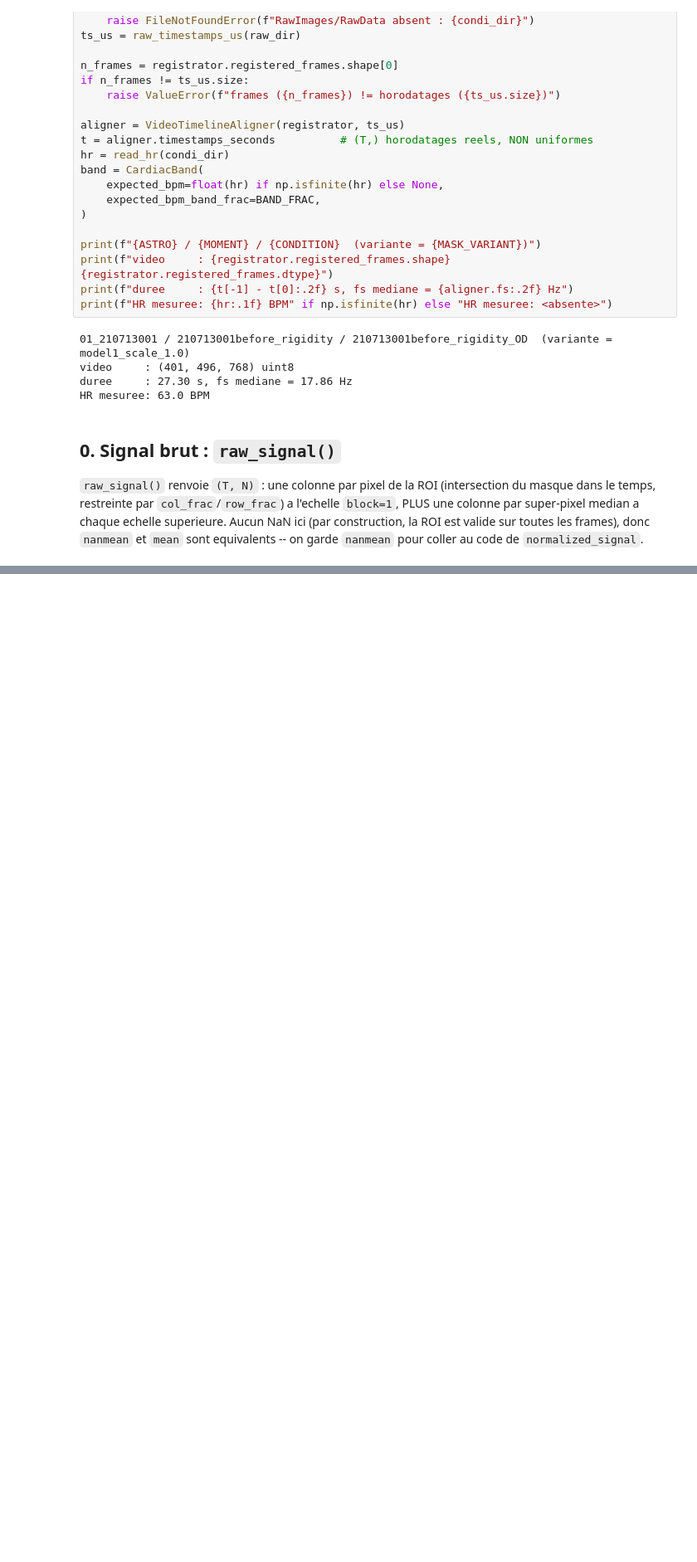
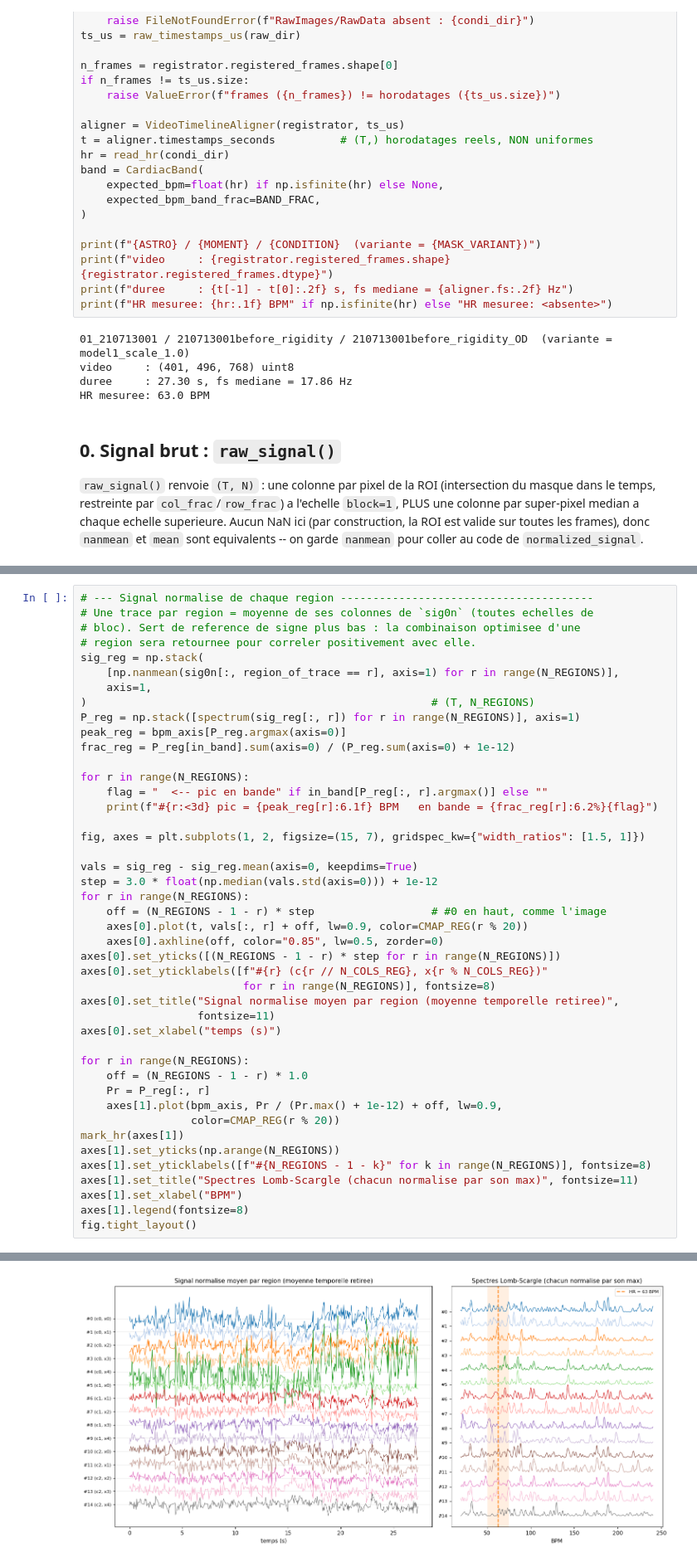
Before and after one commit to ClementPla/OcularRigidity, a Jupyter notebook: notebook/test_norm_int.ipynb, the cells around one changed output, grey strips where cells are left out. Shown at 83% size. Drawn from its saved outputs; the diff is of its cells as text; blank space fills up the shorter version.

```diff
--- a/notebook/test_norm_int.ipynb
+++ b/notebook/test_norm_int.ipynb
@@ -699,0 +419,45 @@ normalized_signal() a leve : AxisError: axis 1 is out of bounds for array of dim
+# %%
+# --- Signal normalise de chaque region ---------------------------------------
+# Une trace par region = moyenne de ses colonnes de `sig0n` (toutes echelles de
+# bloc). Sert de reference de signe plus bas : la combinaison optimisee d'une
+# region sera retournee pour correler positivement avec elle.
+sig_reg = np.stack(
+    [np.nanmean(sig0n[:, region_of_trace == r], axis=1) for r in range(N_REGIONS)],
+    axis=1,
+)                                                     # (T, N_REGIONS)
+P_reg = np.stack([spectrum(sig_reg[:, r]) for r in range(N_REGIONS)], axis=1)
+peak_reg = bpm_axis[P_reg.argmax(axis=0)]
+frac_reg = P_reg[in_band].sum(axis=0) / (P_reg.sum(axis=0) + 1e-12)
+
+for r in range(N_REGIONS):
+    flag = "  <-- pic en bande" if in_band[P_reg[:, r].argmax()] else ""
+    print(f"#{r:<3d} pic = {peak_reg[r]:6.1f} BPM   en bande = {frac_reg[r]:6.2%}{flag}")
+
+fig, axes = plt.subplots(1, 2, figsize=(15, 7), gridspec_kw={"width_ratios": [1.5, 1]})
+
+vals = sig_reg - sig_reg.mean(axis=0, keepdims=True)
+step = 3.0 * float(np.median(vals.std(axis=0))) + 1e-12
+for r in range(N_REGIONS):
+    off = (N_REGIONS - 1 - r) * step                  # #0 en haut, comme l'image
+    axes[0].plot(t, vals[:, r] + off, lw=0.9, color=CMAP_REG(r % 20))
+    axes[0].axhline(off, color="0.85", lw=0.5, zorder=0)
+axes[0].set_yticks([(N_REGIONS - 1 - r) * step for r in range(N_REGIONS)])
+axes[0].set_yticklabels([f"#{r} (c{r // N_COLS_REG}, x{r % N_COLS_REG})"
+                         for r in range(N_REGIONS)], fontsize=8)
+axes[0].set_title("Signal normalise moyen par region (moyenne temporelle retiree)",
+                  fontsize=11)
+axes[0].set_xlabel("temps (s)")
+
+for r in range(N_REGIONS):
+    off = (N_REGIONS - 1 - r) * 1.0
+    Pr = P_reg[:, r]
+    axes[1].plot(bpm_axis, Pr / (Pr.max() + 1e-12) + off, lw=0.9,
+                 color=CMAP_REG(r % 20))
+mark_hr(axes[1])
+axes[1].set_yticks(np.arange(N_REGIONS))
+axes[1].set_yticklabels([f"#{N_REGIONS - 1 - k}" for k in range(N_REGIONS)], fontsize=8)
+axes[1].set_title("Spectres Lomb-Scargle (chacun normalise par son max)", fontsize=11)
+axes[1].set_xlabel("BPM")
+axes[1].legend(fontsize=8)
+fig.tight_layout()
+# %% [output]
@@ -699,0 +479 @@ normalized_signal() a leve : AxisError: axis 1 is out of bounds for array of dim
+[figure, added]
```
Also changed, not shown: parts of 27 cells of this notebook.
